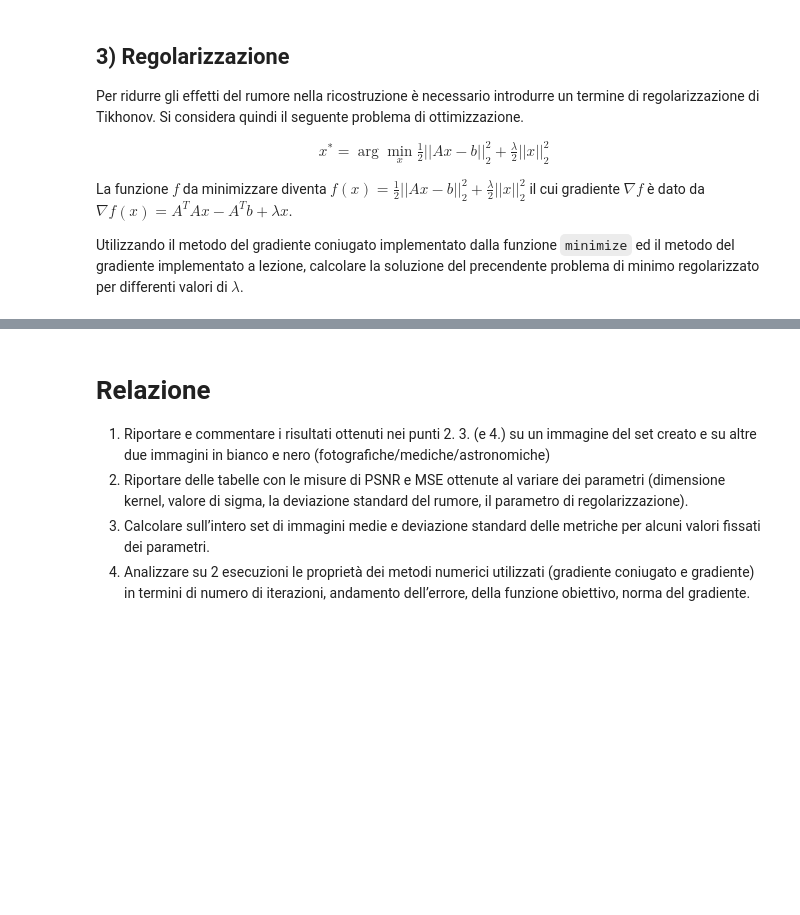
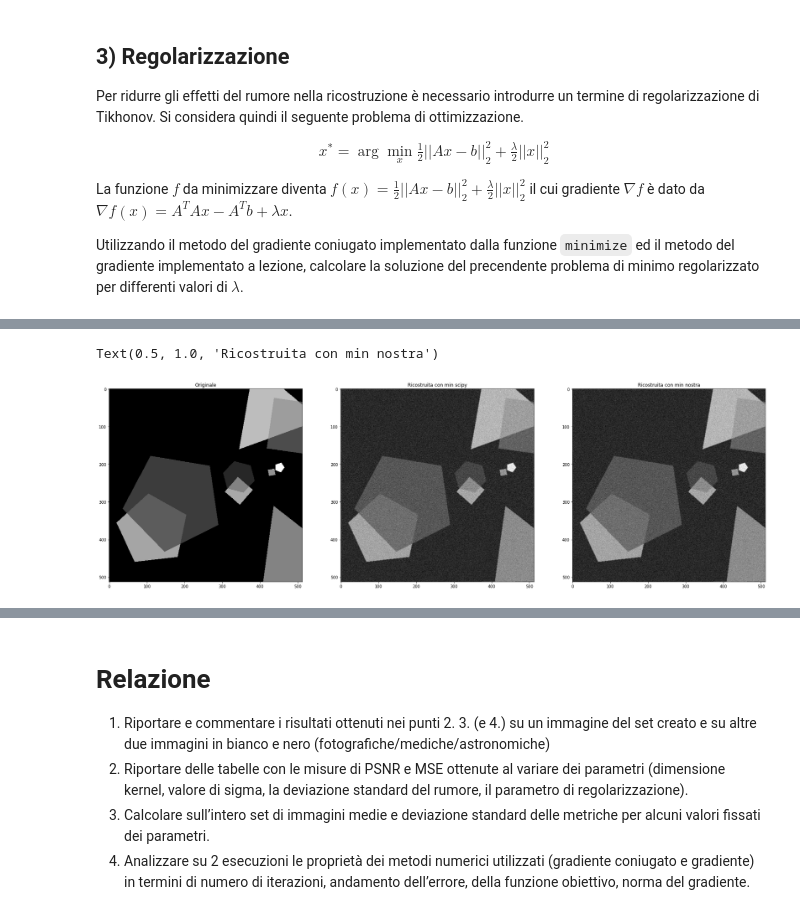
Before and after one commit to NotXia/imaging, a Jupyter notebook: progetto.ipynb, the cells around one changed output, grey strips where cells are left out. Drawn from its saved outputs; the diff is of its cells as text; code cells hidden in the pictures; blank space fills up the shorter version.

```diff
--- a/progetto.ipynb
+++ b/progetto.ipynb
@@ -148,3 +345,20 @@ Utilizzando il metodo del gradiente coniugato implementato dalla funzione `minim
+# %%
+plt.figure(figsize=(30, 10))
+
+ax1 = plt.subplot(1, 3, 1)
+ax1.imshow(real_image, cmap="gray")
+plt.title("Originale")
+
+ax1 = plt.subplot(1, 3, 2)
+ax1.imshow(out_reg.x.reshape(image1.shape), cmap="gray")
+plt.title("Ricostruita con min scipy")
+
+ax1 = plt.subplot(1, 3, 3)
+ax1.imshow(out_reg_our.reshape(image1.shape), cmap="gray")
+plt.title("Ricostruita con min nostra")
+# %% [output]
+Text(0.5, 1.0, 'Ricostruita con min nostra')
+[figure, added]
 # %% [markdown]
 ## 4) Variazione Totale (Facoltativo)
 
```
Also changed, not shown: parts of 16 cells of this notebook.
